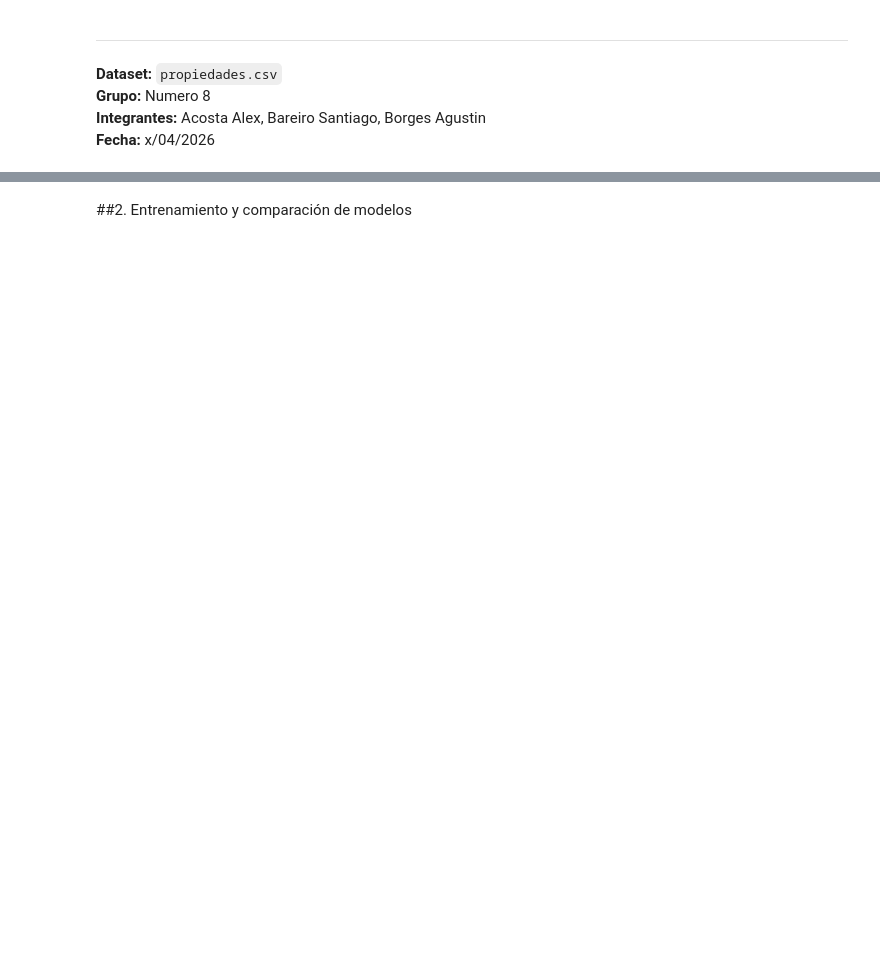
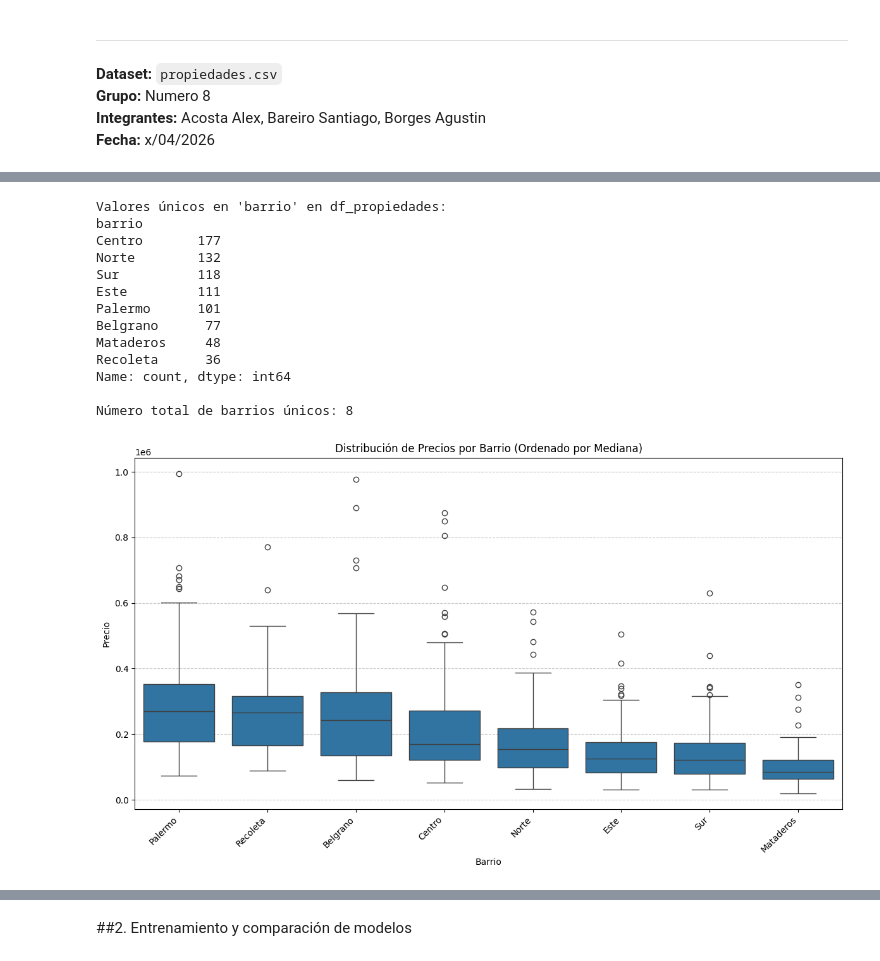
Before and after one commit to Santibareiro27/Inteligencia-Computacional, a Jupyter notebook: RA1_TP3/RA1_Trabajo_práctico_N°_3,_8.ipynb, the cells around one changed output, grey strips where cells are left out. Saved outputs shown, nothing was run; the diff lists cells and outputs as text; code cells hidden in the pictures; blank space fills up the shorter version.

```diff
--- a/RA1_TP3/RA1_Trabajo_práctico_N°_3,_8.ipynb
+++ b/RA1_TP3/RA1_Trabajo_práctico_N°_3,_8.ipynb
@@ -26,0 +181,6 @@ import warnings
+# %%
+def load_dataset(path):
+    return pd.read_csv(path)
+
+dataset_path = "/content/propiedades.csv" # Corrected path to absolute path
+df_propiedades = load_dataset(dataset_path)
@@ -26,0 +207,38 @@ import warnings
+# %%
+# 1. Explorar los valores únicos y su frecuencia en 'barrio'
+print("Valores únicos en 'barrio' en df_propiedades:")
+print(df_propiedades['barrio'].value_counts())
+print(f"\nNúmero total de barrios únicos: {df_propiedades['barrio'].nunique()}")
+
+# 2. Visualizar la relación entre 'barrio' y 'precio'
+# Crear un DataFrame temporal para la visualización, eliminando NaNs en 'precio' si los hay
+df_temp_cleaned = df_propiedades.dropna(subset=['precio', 'barrio'])
+
+# Obtener el orden de los barrios por precio mediano
+median_prices = df_temp_cleaned.groupby('barrio')['precio'].median().sort_values(ascending=False)
+ordered_barrios = median_prices.index
+
+plt.figure(figsize=(12, 7))
+sns.boxplot(x='barrio', y='precio', data=df_temp_cleaned, order=ordered_barrios)
+plt.title('Distribución de Precios por Barrio (Ordenado por Mediana)')
+plt.xlabel('Barrio')
+plt.ylabel('Precio')
+plt.xticks(rotation=45, ha='right')
+plt.grid(axis='y', linestyle='--', alpha=0.7)
+plt.tight_layout()
+plt.show()
+# %% [output]
+Valores únicos en 'barrio' en df_propiedades:
+barrio
+Centro       177
+Norte        132
+Sur          118
+Este         111
+Palermo      101
+Belgrano      77
+Mataderos     48
+Recoleta      36
+Name: count, dtype: int64
+
+Número total de barrios únicos: 8
+[figure, added]
```
Also changed, not shown: parts of 78 cells of this notebook.
